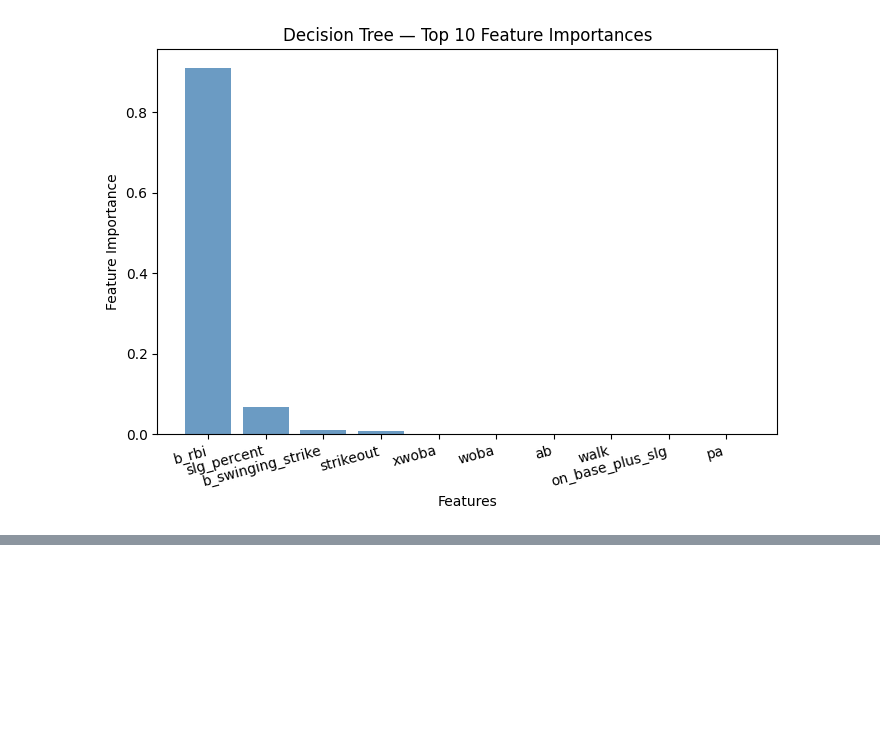
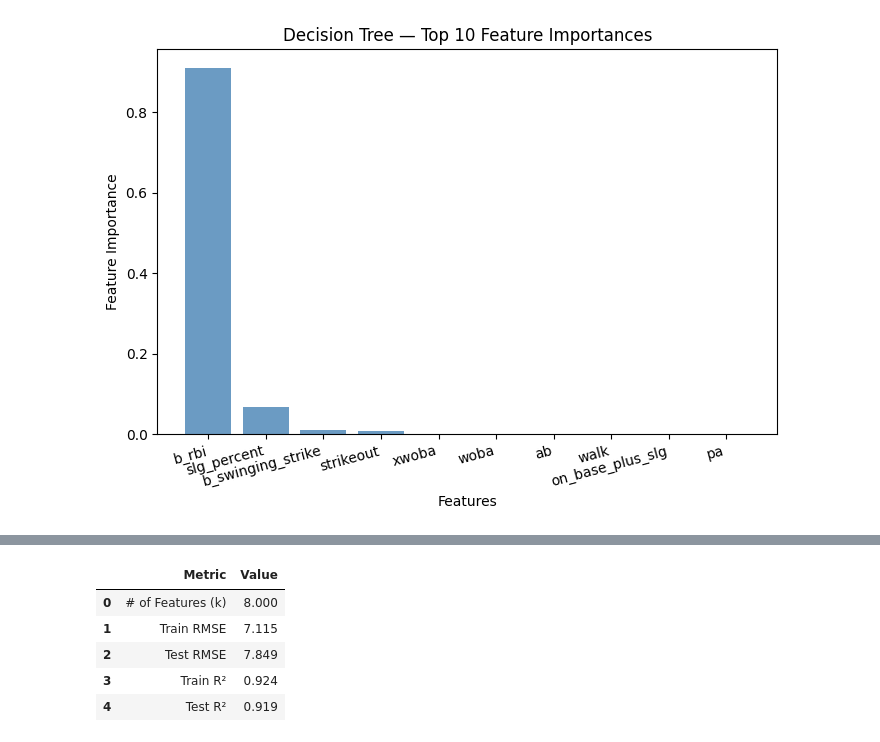
Before and after one commit to etflores1/COGS-109-Project, a Jupyter notebook: COGS_109_Checkpoint_2.ipynb, the cells around one changed output, grey strips where cells are left out. Saved outputs shown, nothing was run; the diff lists cells and outputs as text; code cells hidden in the pictures; blank space fills up the shorter version.

```diff
--- a/COGS_109_Checkpoint_2.ipynb
+++ b/COGS_109_Checkpoint_2.ipynb
@@ -148,0 +216,4 @@ plt.show()
+# %%
+best_row = cv_df.sort_values('rmse_test').iloc[0]
+k_best = best_row['k']
+best_row, k_best
@@ -148,0 +242,20 @@ plt.show()
+# %%
+# OPTIMAL NUMBER OF FEATURES MODEL
+summary_table = pd.DataFrame({
+    'Metric': ['# of Features (k)', 'Train RMSE', 'Test RMSE', 'Train R²', 'Test R²'],
+    'Value': [
+        k_best,
+        round(best_row['rmse_train'], 3),
+        round(best_row['rmse_test'], 3),
+        round(best_row['r2_train'], 3),
+        round(best_row['r2_test'], 3)
+    ]
+})
+summary_table
+# %% [output]
+|  | Metric | Value |
+| 0 | # of Features (k) | 8.000 |
+| 1 | Train RMSE | 7.115 |
+| 2 | Test RMSE | 7.849 |
+| 3 | Train R² | 0.924 |
+| 4 | Test R² | 0.919 |
```
Also changed, not shown: parts of 7 cells of this notebook.
